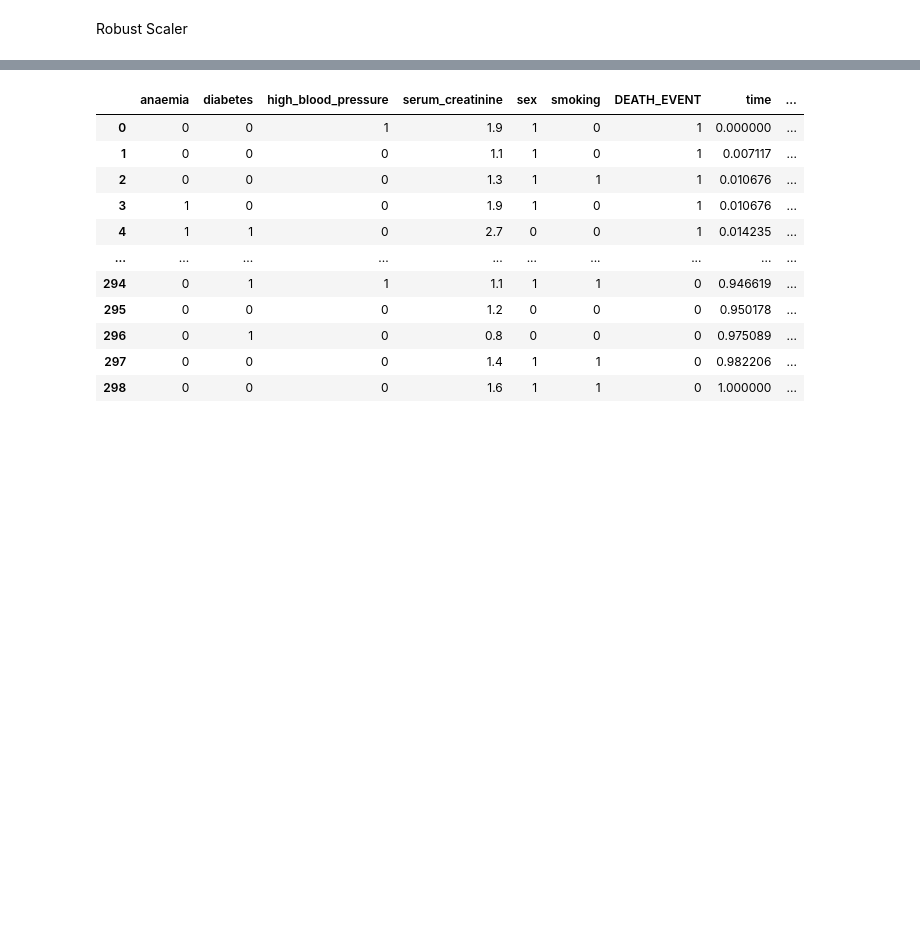
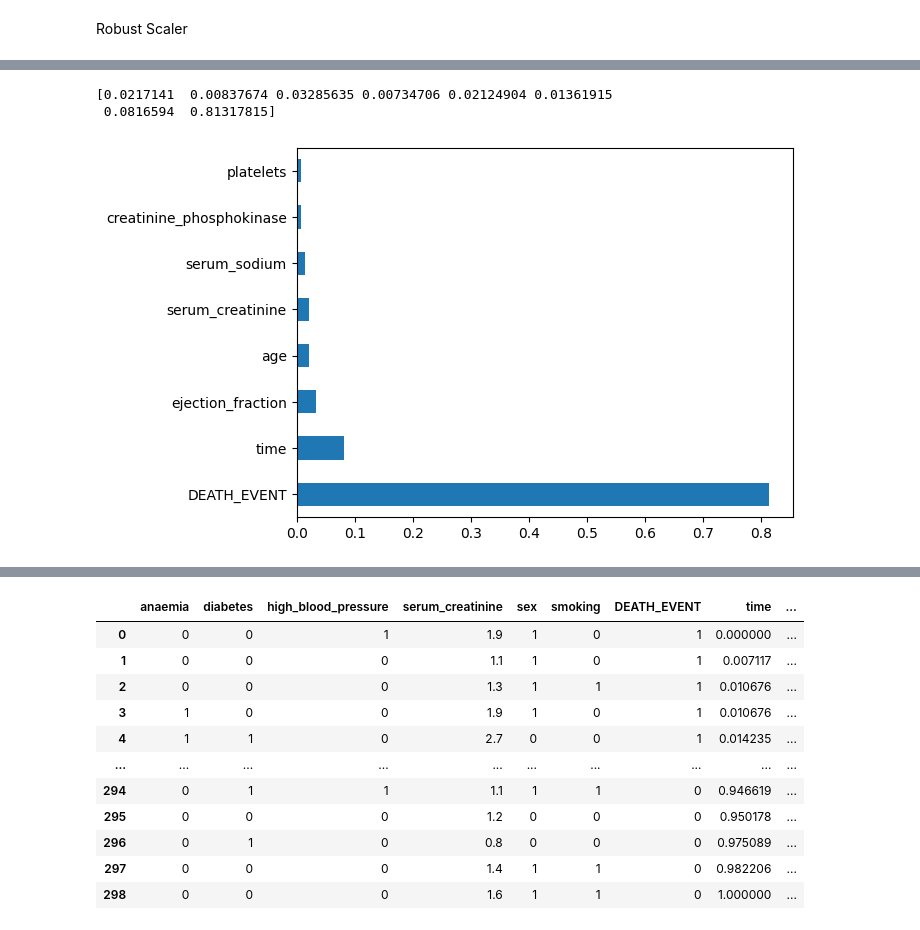
Before and after one commit to aldonaspirz/prediction, a Jupyter notebook: Heart attack prediction.ipynb, the cells around one changed output, grey strips where cells are left out. Cells and saved outputs as stored; diff of their text form; code cells hidden in the pictures; blank space fills up the shorter version.

```diff
--- a/Heart attack prediction.ipynb
+++ b/Heart attack prediction.ipynb
@@ -245 +246,15 @@ robust_df
+# %%
+from sklearn.ensemble import ExtraTreesClassifier
+import matplotlib.pyplot as plt
+model = ExtraTreesClassifier()
+x,y=df_hist.iloc[:,:12],df_hist.iloc[:,-1]
+model.fit(x,y)
+print(model.feature_importances_)
+feat_importances = pd.Series(model.feature_importances_, index=x.columns)
+feat_importances.nlargest(12).plot(kind='barh')
+plt.show()
+# %% [output]
+[0.0217141  0.00837674 0.03285635 0.00734706 0.02124904 0.01361915
+ 0.0816594  0.81317815]
+[figure, added]
 # %%
```
Also changed, not shown: parts of 47 cells of this notebook.
